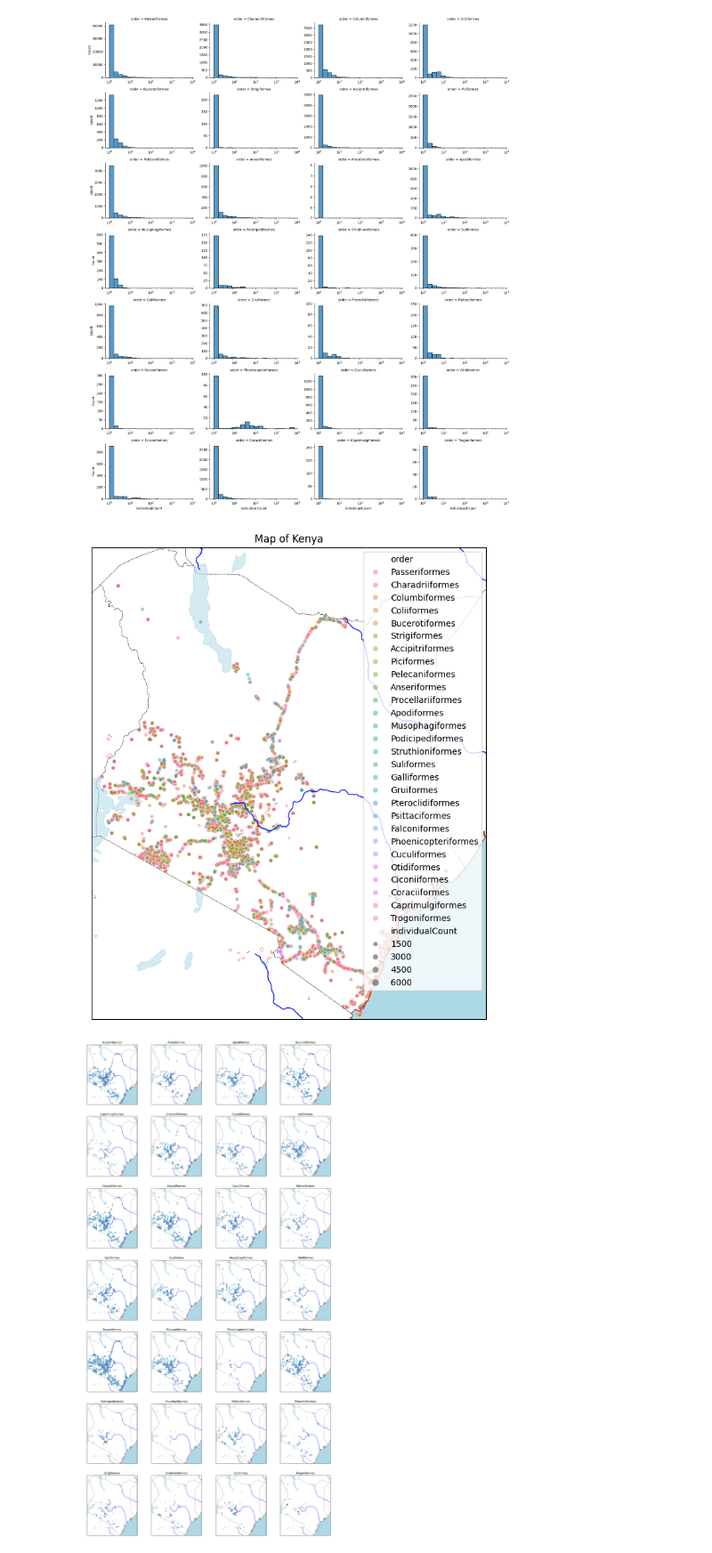
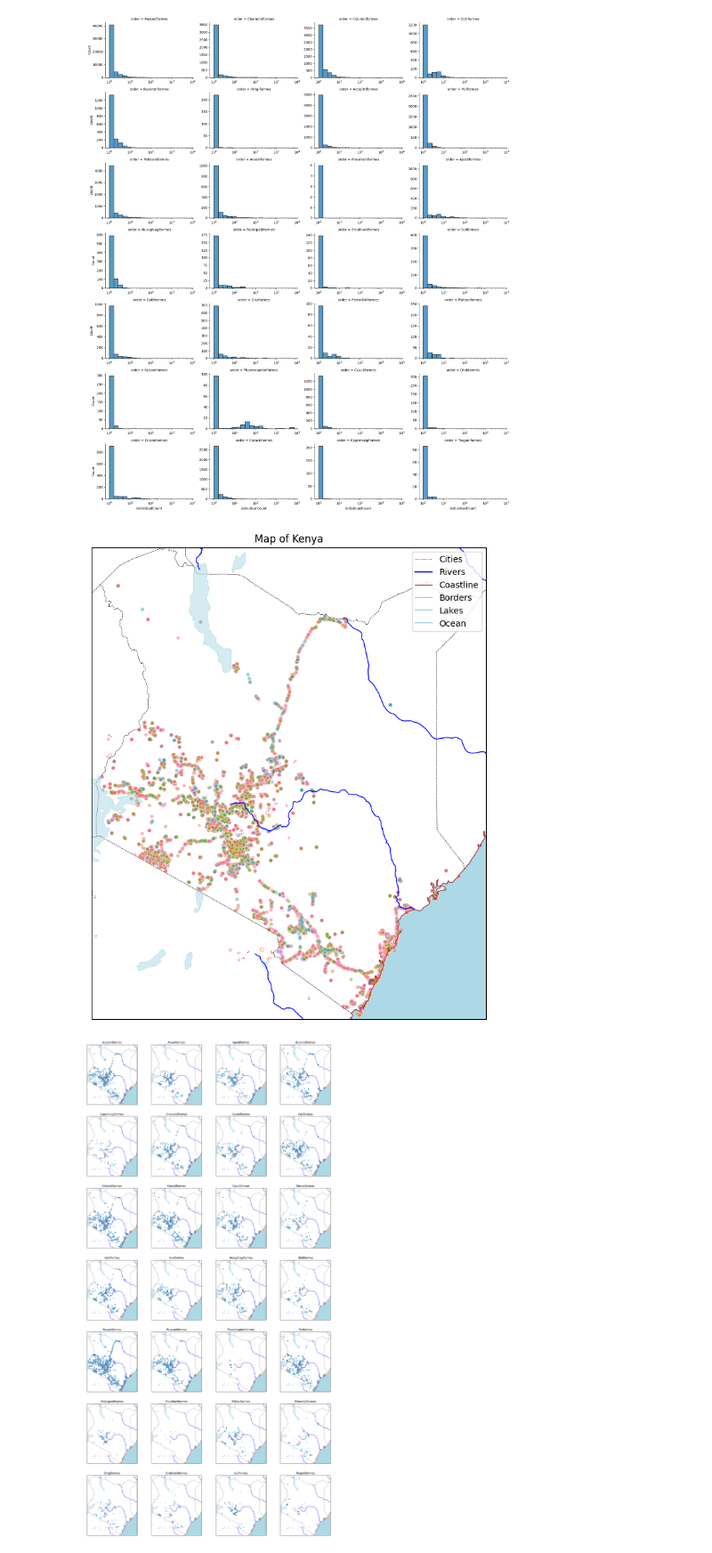
Before and after one commit to zahra-zibzee/Environmental-Data-Analysis, a Jupyter notebook: Project2/question1.ipynb, the cells around one changed output. Shown at 89% size. Cells and saved outputs as stored; diff of their text form; code cells hidden in the pictures.

```diff
--- a/Project2/question1.ipynb
+++ b/Project2/question1.ipynb
@@ -24,7 +26,8 @@ def clean_dataframe(df:pd.DataFrame, drop_rate: float=0.5, verbose: bool = True)
         print(f'{shape[1] - df.shape[1]} columns were dropped')
     return df
 # %%
-df_kenya_birds1_raw = pd.read_csv('./data/simple/simple.csv', sep='\t')
+df_kenya_birds1_raw = pd.read_csv('./data/simple/simple.csv', sep='\t', dtype={'infraspecificEpithet': str})
+# The last dtype is to avoid the warning: "DtypeWarning: Columns (10) have mixed types.Specify dtype option on import or set low_memory=False."
 df_kenya_birds1 = clean_dataframe(df_kenya_birds1_raw)
 print(df_kenya_birds1.columns)
 df_kenya_birds1
@@ -139,9 +143,9 @@ Index(['gbifID', 'occurrenceID', 'individualCount', 'occurrenceRemarks',
 | 89631 | 1986731290 | 579a9f82-3eab-45c2-875d-fcb634b84c9a | 1.0 | Least Concern (LC) | 2018-01-04 | -2.223293 | ... |
 89632 rows × 14 columns
 # %%
-df = df_kenya_birds1[['order', 'decimalLongitude', 'decimalLatitude', 'individualCount']]
+df = df_kenya_birds1[['order', 'decimalLongitude', 'decimalLatitude', 'individualCount']].copy()
 print(df.isna().sum())
-df.dropna(inplace=True)
+df = df.dropna().reset_index(drop=True)
 df['order'].value_counts()
 # %% [output]
 order                0
@@ -201,12 +193,6 @@ max_lan = df['decimalLatitude'].max()
 min_lon = df['decimalLongitude'].min()
 max_lon = df['decimalLongitude'].max()
 # %%
-import matplotlib.pyplot as plt
-import cartopy.crs as ccrs
-import cartopy.feature as cfeature
-from matplotlib import lines as mline
-
-
 def draw_kenya(ax=None, legend=True):
     if ax is None:
         fig, ax = plt.subplots(
@@ -252,34 +238,35 @@ def draw_kenya(ax=None, legend=True):
                     [],
                     [],
                     color="black",
                     linestyle="--",
                     linewidth=0.5,
                     label="Borders",
                 ),
                 mline.Line2D([], [], color="lightblue", label="Lakes"),
                 mline.Line2D([], [], color="lightblue", label="Ocean"),
             ],
             ["Cities", "Rivers", "Coastline", "Borders", "Lakes", "Ocean"],
         )
 
     plt.title("Map of Kenya")
     return ax
 
 
 ax = draw_kenya()
 sns.scatterplot(
         data=df,
         x="decimalLongitude",
         y="decimalLatitude",
         hue="order",
         size="individualCount",
         # sizes=(10, 500),
         alpha=0.5,
         ax=ax,
+        legend=False,
     )
 plt.show()
 # %% [output]
-[figure, old version]
+[figure, new version]
 # %%
 fig, axes = plt.subplots(7, 4, figsize=(20, 40), subplot_kw={"projection": ccrs.PlateCarree()})
 
```
Also changed, not shown: parts of 10 cells of this notebook, 2 other files.
